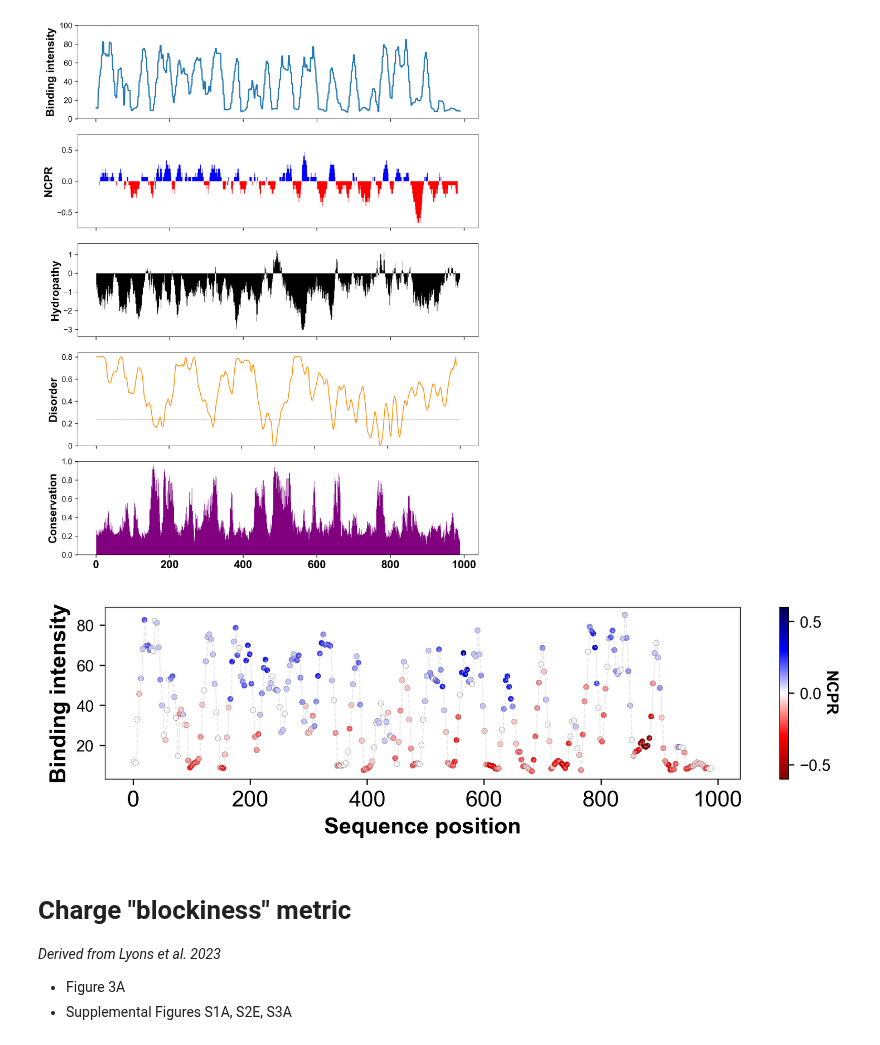
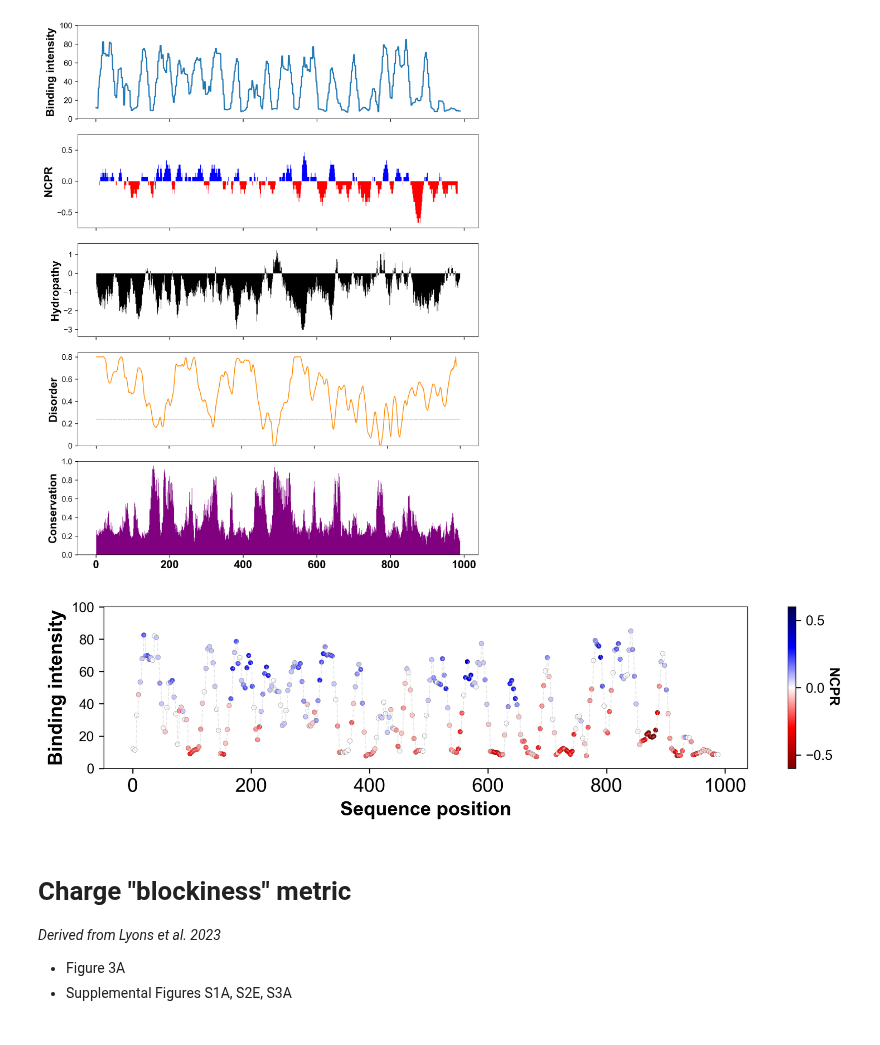
Before and after one commit to holehouse-lab/supportingdata, a Jupyter notebook: 2022/jankowski_2022/jankowski_et_al_computational_analyses_and_figures.ipynb, the cells around one changed output. Saved outputs shown, nothing was run; the diff lists cells and outputs as text; code cells hidden in the pictures.

Commit message:
Added figures and conservation scores to Jankowski et al 2022

```diff
--- a/2022/jankowski_2022/jankowski_et_al_computational_analyses_and_figures.ipynb
+++ b/2022/jankowski_2022/jankowski_et_al_computational_analyses_and_figures.ipynb
@@ -182,20 +175,22 @@ plt.show()
 [figure]
 # %%
 # Fig 3A: affinities combined with NCPR
-plt.figure(figsize=(9, 2), dpi=300)
+plt.figure(figsize=(9, 2.5), dpi=300)
 # Avg binding over sequence
 plt.scatter(domain[0::3], avg_binding[0::3], c=linNCPR[1][0::3], s=12, cmap='seismic_r', edgecolor='k', linewidth=0.1, vmin=-0.6, vmax=0.6)
 plt.plot(domain, avg_binding, color='lightgray', linestyle='--', linewidth=0.7, alpha=0.5)
 plt.ylabel('Binding intensity', fontweight='bold', fontsize=14)
 plt.xticks([0, 0, 200, 400, 600, 800, 1000], fontsize=14)
+plt.yticks([0, 20,40,60,80,100])
 plt.xlabel('Sequence position', fontweight='bold', fontsize=14)
 cbar = plt.colorbar()
 cbar.set_ticks([-0.5,0,0.5])
 cbar.set_label('NCPR', rotation=270, fontsize=10, fontweight='bold')
-#plt.savefig('S3A_affinity_NCPR')
+plt.tight_layout()
+plt.savefig('figures/Fig3A_affinity_NCPR')
 plt.show()
 # %% [output]
-[figure, old version]
+[figure, new version]
 # %% [markdown]
 # Charge "blockiness" metric
 *Derived from Lyons et al. 2023*
```
Also changed, not shown: parts of 19 cells of this notebook, 15 other files.
